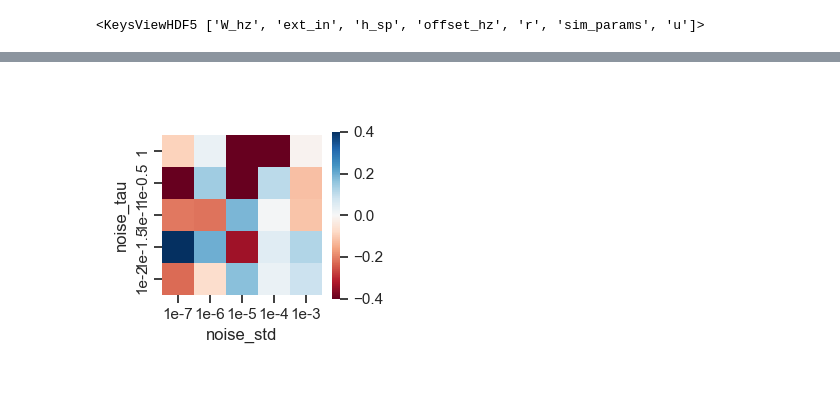
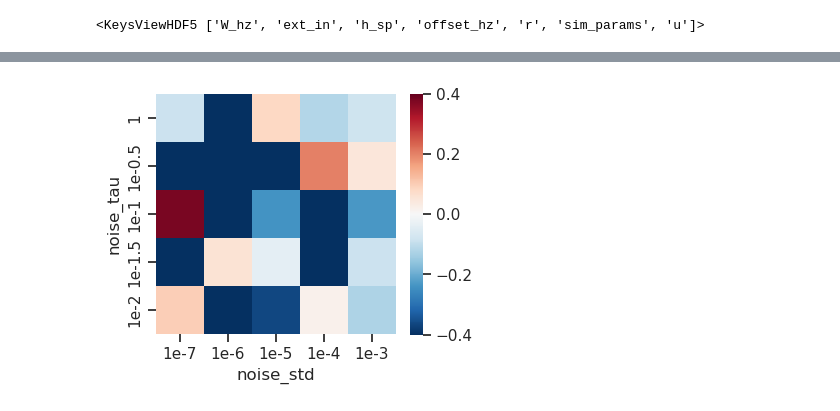
Before and after one commit to rythorpe/time_coding, a Jupyter notebook: noise_analysis.ipynb, the cells around one changed output, grey strips where cells are left out. Cells and saved outputs as stored; diff of their text form; code cells hidden in the pictures.

```diff
--- a/noise_analysis.ipynb
+++ b/noise_analysis.ipynb
@@ -64,8 +64,10 @@ def plot_mse_overtime(response_times, final_mse_overtime, ydata_model, timescale
     return fig
 # %%
 # get simulation data for a single random network
-f_name = '/home/ryan/Dropbox/data/time_coding_output/2025_09_23_noise_sweep/sim_data_net02_c6e2d15_2025-09-23_11:51:02.hdf5'
-with h5py.File(f_name, 'r') as f_read:
+f_names = glob('/home/ryan/Desktop/p_rel_cluster/*.hdf5')
+# f_names = glob('/home/ryan/Dropbox/data/time_coding_output/2025_09_23_noise_sweep/*.hdf5')
+# f_name = '/home/ryan/Dropbox/data/time_coding_output/2025_09_23_noise_sweep/sim_data_net02_c6e2d15_2025-09-23_11:51:02.hdf5'
+with h5py.File(f_names[0], 'r') as f_read:
     print(f_read.keys())
     w_hz_init = f_read.get('W_hz')[:]
     offset_hz_init = f_read.get('offset_hz')[:]
@@ -225,8 +213,8 @@ df_diff.mean(axis=None)
 # %%
-fig, ax = plt.subplots(1, 1, figsize=(3, 3))
-sns.heatmap(df_diff, vmin=-0.4, vmax=0.4, square=True, cmap='RdBu', ax=ax,
+fig, ax = plt.subplots(1, 1, figsize=(4, 4))
+sns.heatmap(df_diff, vmin=-0.4, vmax=0.4, square=True, cmap='RdBu_r', ax=ax,
             cbar_kws={'shrink': 0.7},
             xticklabels=xticklabels, yticklabels=yticklabels)
 fig.tight_layout()
 # %% [output]
-[figure, old version]
+[figure, new version]
```
Also changed, not shown: parts of 10 cells of this notebook, 1 other file.
